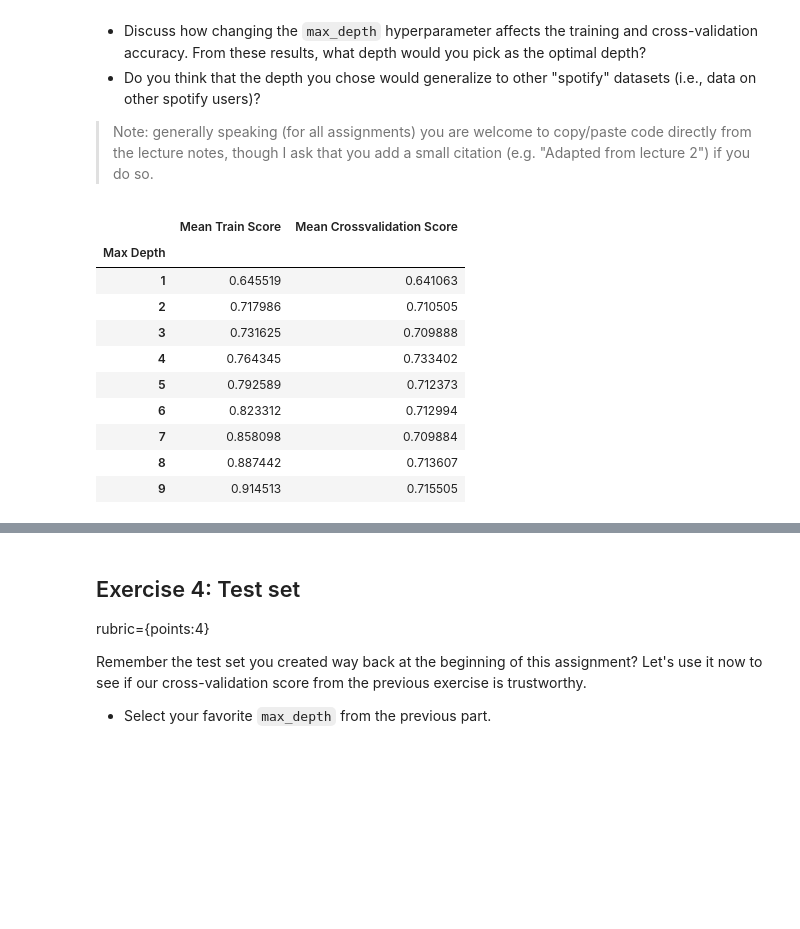
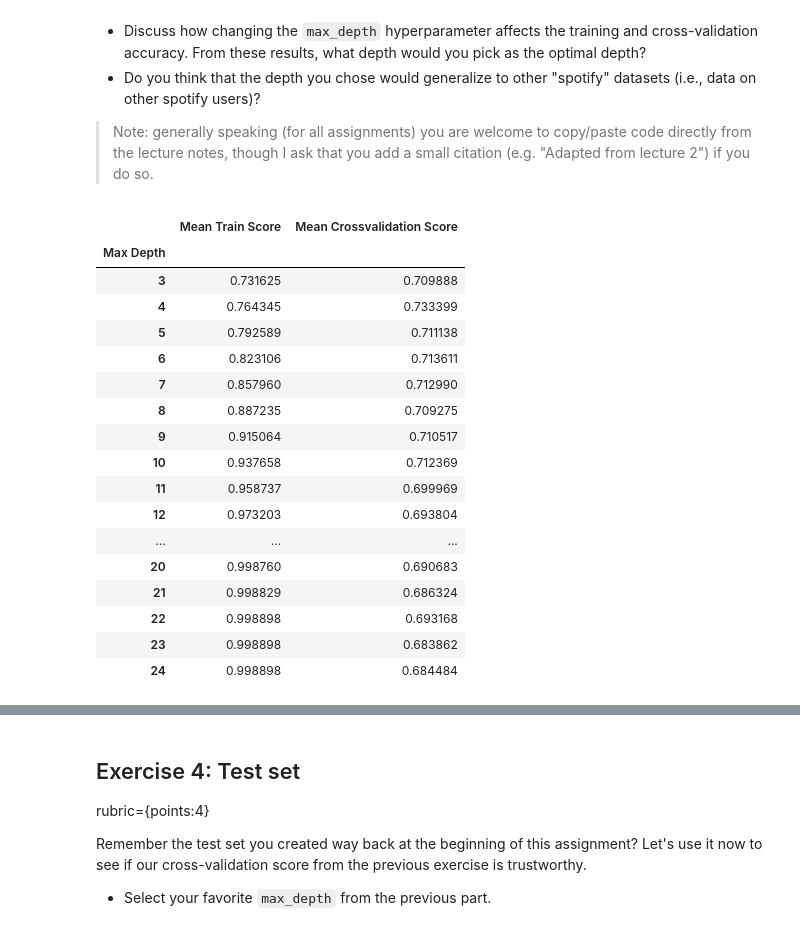
Before and after one commit to Blaise143/CPSC-330-ASSIGNMENTS, a Jupyter notebook: hw2/hw2.ipynb, the cells around one changed output, grey strips where cells are left out. Drawn from its saved outputs; the diff is of its cells as text; code cells hidden in the pictures; blank space fills up the shorter version.

```diff
--- a/hw2/hw2.ipynb
+++ b/hw2/hw2.ipynb
@@ -356,26 +367,33 @@ In this exercise, you'll experiment with the `max_depth` hyperparameter of the d
 # %%
 scores = []
 
-for num in range(1,10):
+for num in range(3,25):
     classifier = DecisionTreeClassifier(max_depth=num)
     cross_v_scores = cross_validate(classifier, X_train, y_train, cv=10, return_train_score=True)
     cross_v_means = pd.DataFrame(cross_v_scores).mean()
     scores.append({"Max Depth": num, "Mean Train Score": cross_v_means.loc['train_score'],
                         "Mean Crossvalidation Score": cross_v_means.loc['test_score']})
 scores = pd.DataFrame(scores).set_index("Max Depth")
 scores
 # %% [output]
 |  | Mean Train Score | Mean Crossvalidation Score |
 | Max Depth |  |  |
-| 1 | 0.645519 | 0.641063 |
-| 2 | 0.717986 | 0.710505 |
 | 3 | 0.731625 | 0.709888 |
-| 4 | 0.764345 | 0.733402 |
-| 5 | 0.792589 | 0.712373 |
-| 6 | 0.823312 | 0.712994 |
-| 7 | 0.858098 | 0.709884 |
-| 8 | 0.887442 | 0.713607 |
-| 9 | 0.914513 | 0.715505 |
+| 4 | 0.764345 | 0.733399 |
+| 5 | 0.792589 | 0.711138 |
+| 6 | 0.823106 | 0.713611 |
+| 7 | 0.857960 | 0.712990 |
+| 8 | 0.887235 | 0.709275 |
+| 9 | 0.915064 | 0.710517 |
+| 10 | 0.937658 | 0.712369 |
+| 11 | 0.958737 | 0.699969 |
+| 12 | 0.973203 | 0.693804 |
+| ... | ... | ... |
+| 20 | 0.998760 | 0.690683 |
+| 21 | 0.998829 | 0.686324 |
+| 22 | 0.998898 | 0.693168 |
+| 23 | 0.998898 | 0.683862 |
+| 24 | 0.998898 | 0.684484 |
 # %%
 plt.plot(scores['Mean Train Score'], label="Mean Train score")
 plt.plot(scores['Mean Crossvalidation Score'], label="Mean cross-val score")
```
Also changed, not shown: parts of 11 cells of this notebook.
